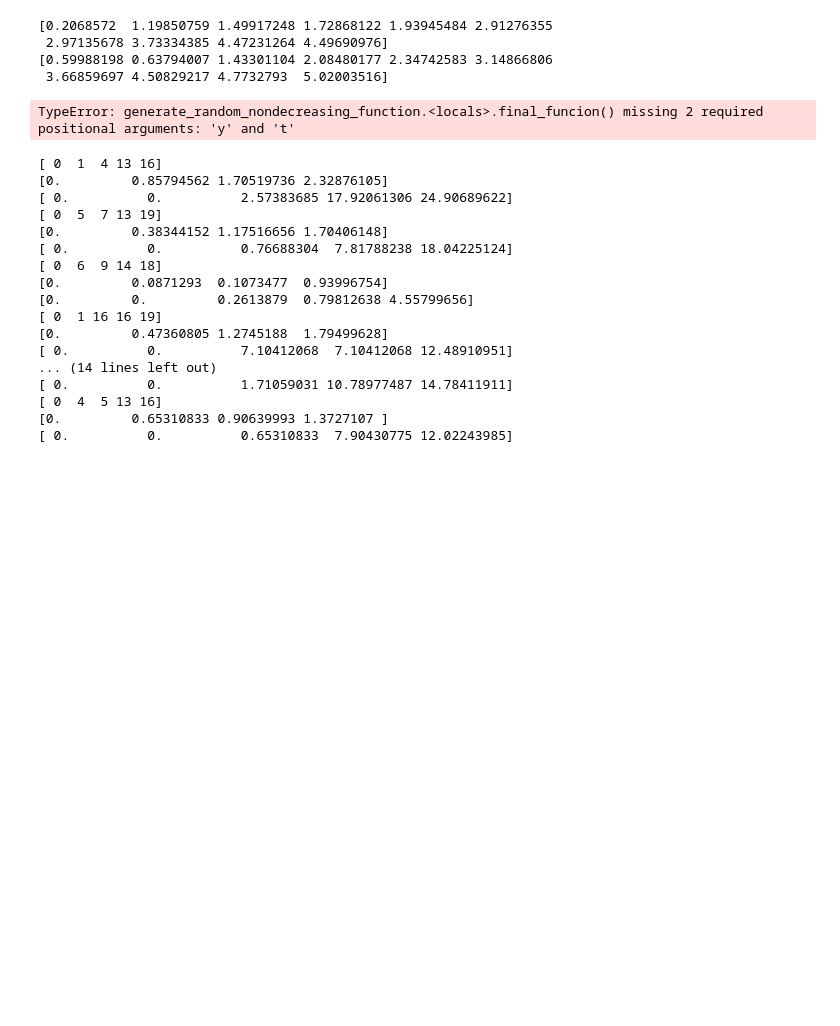
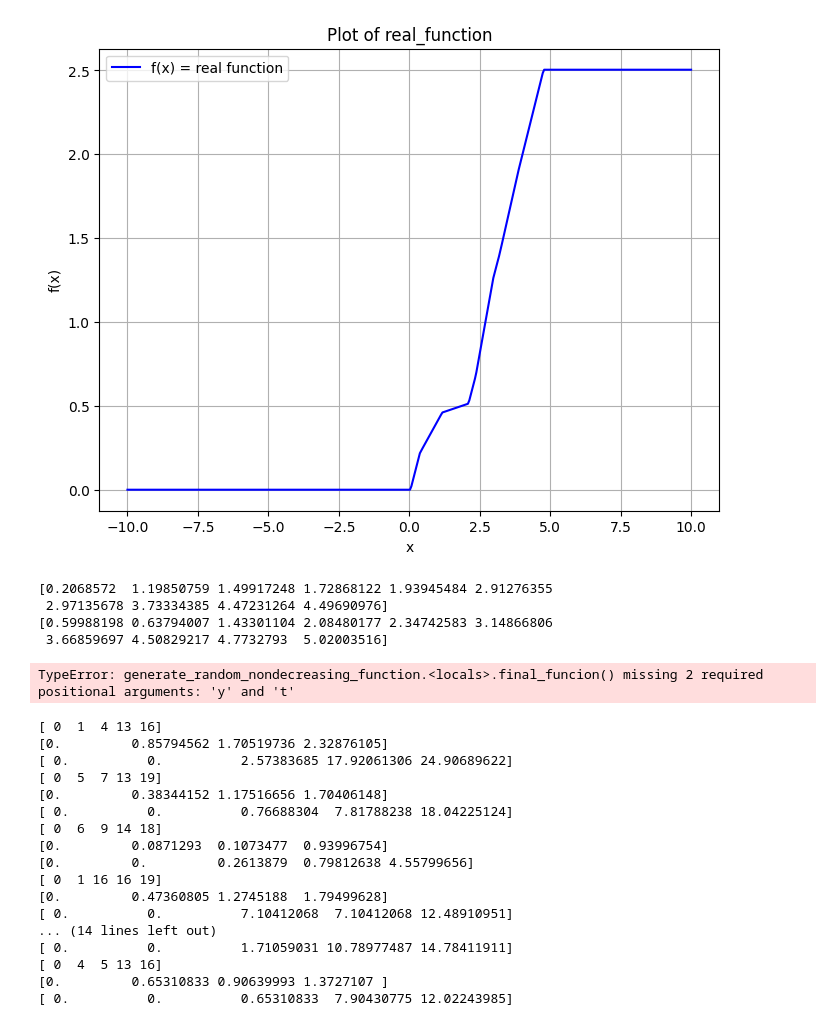
Before and after one commit to HttTavares/phd, a Jupyter notebook: test.ipynb, the cells around one changed output. Drawn from its saved outputs; the diff is of its cells as text; code cells hidden in the pictures; blank space fills up the shorter version.

```diff
--- a/test.ipynb
+++ b/test.ipynb
@@ -51,3 +263,10 @@ def generate_several_rcf():
+# %%
+f = integral_function( points )
+# for i in range(-5, 10):
+#     print(f(i))
+plot_function( f )
+# %% [output]
+[figure, added]
 # %%
 f = generate_random_nondecreasing_function( 10 )
 f( -3 )
```
Also changed, not shown: parts of 9 cells of this notebook.
